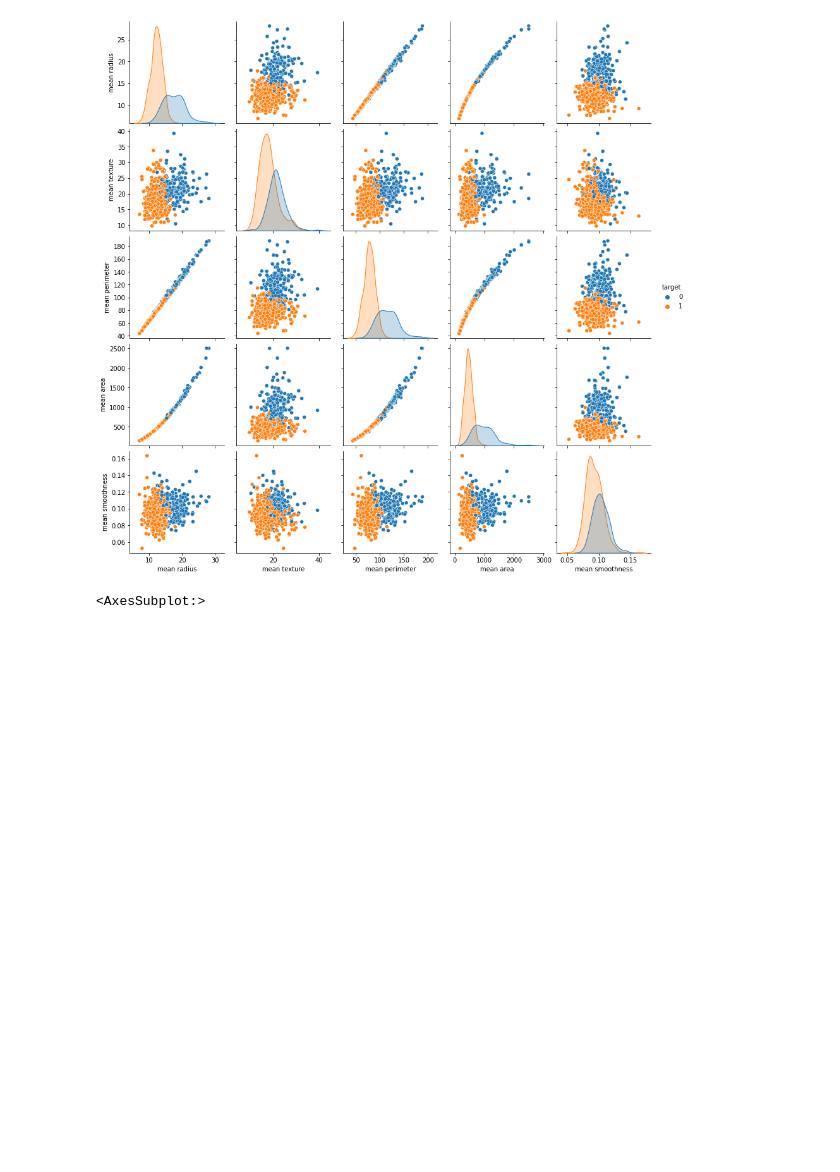
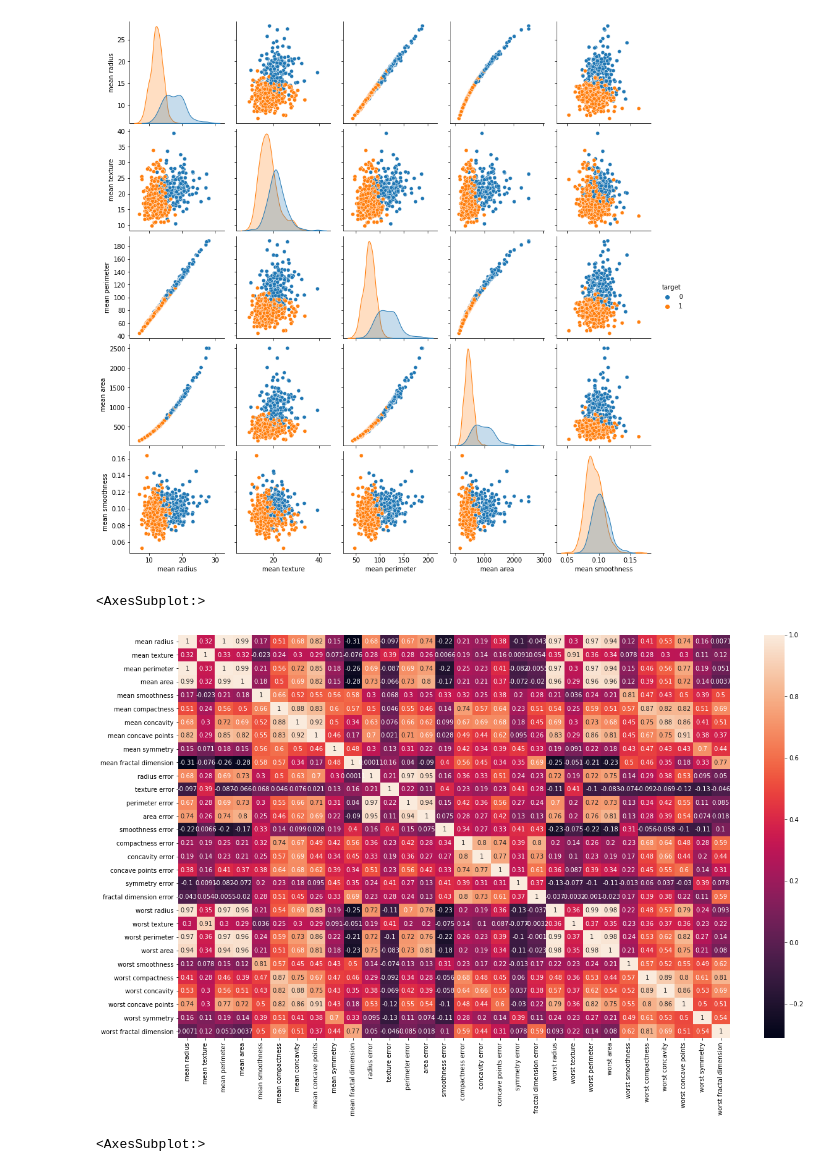
Before and after one commit to evyip18/breast_cancer_classification_project, a Jupyter notebook: ML Project.ipynb, the cells around one changed output. Cells and saved outputs as stored; diff of their text form; code cells hidden in the pictures; blank space fills up the shorter version.

```diff
--- a/ML Project.ipynb
+++ b/ML Project.ipynb
@@ -49,4 +50,11 @@ sns.pairplot(cancer_data_pair, hue='target', vars=['mean radius', 'mean texture'
 # %% [output]
 <seaborn.axisgrid.PairGrid at 0x...>
 [figure]
+# %%
+# Cool, now lets check out correlation between features.
+plt.figure(figsize=(20, 12))
+sns.heatmap(cancer_data.data.corr(), annot=True)
+# %% [output]
+<AxesSubplot:>
+[figure, added]
 # %%
```
Also changed, not shown: parts of 14 cells of this notebook.
